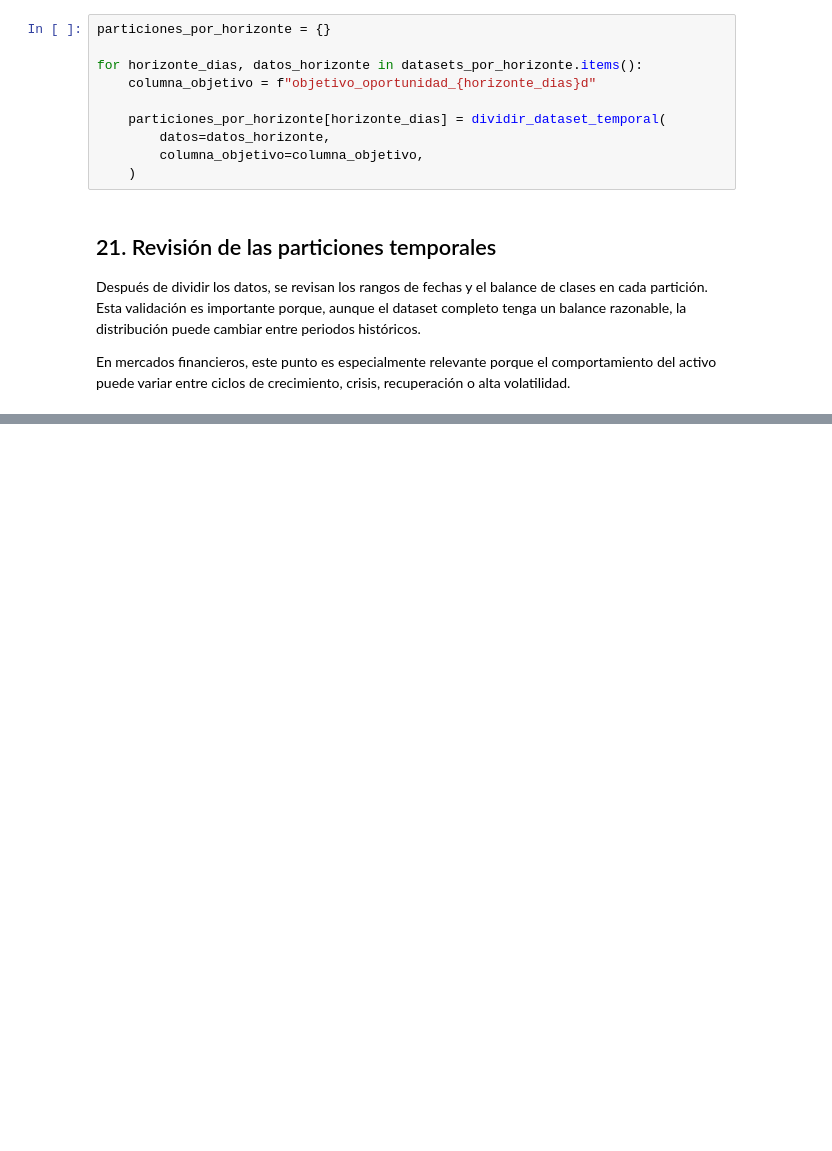
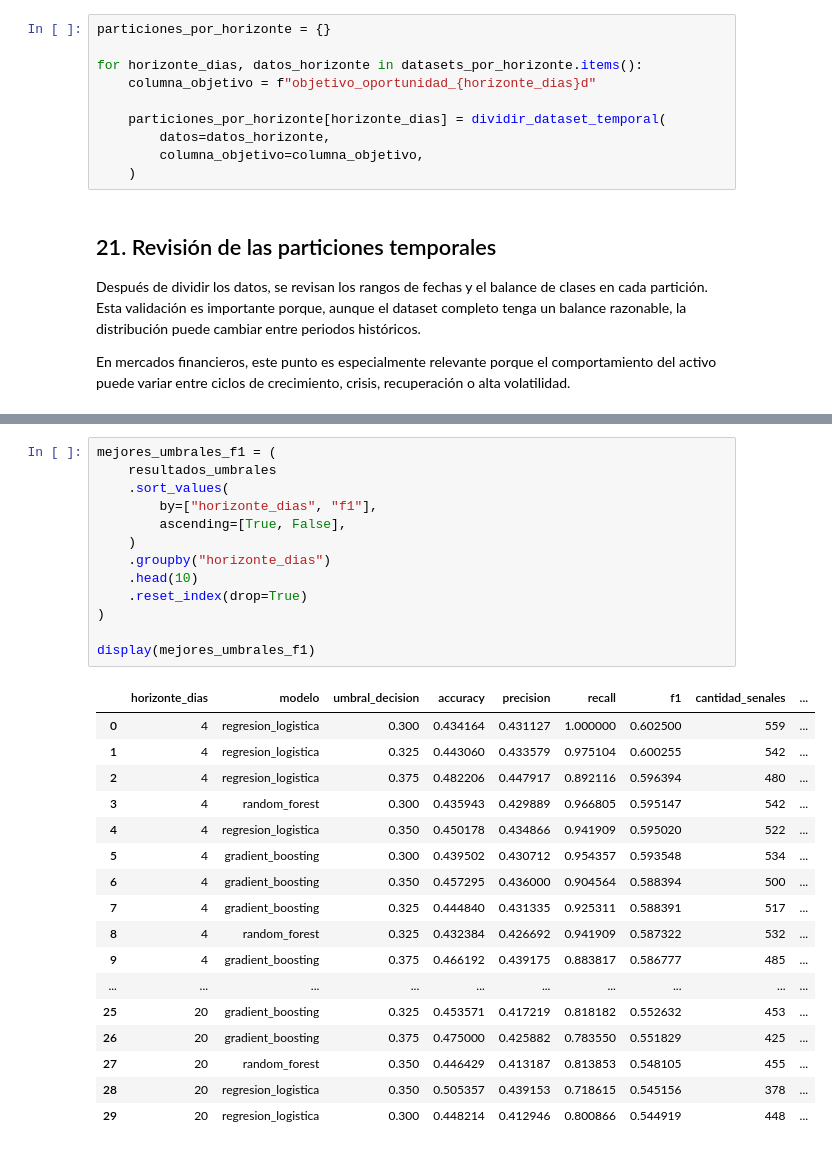
Before and after one commit to OrozcoJacobo/Proyecto_Final_AP, a Jupyter notebook: code/notebooks/modelos.ipynb, the cells around one changed output, grey strips where cells are left out. Saved outputs shown, nothing was run; the diff lists cells and outputs as text; blank space fills up the shorter version.

```diff
--- a/code/notebooks/modelos.ipynb
+++ b/code/notebooks/modelos.ipynb
@@ -1289,0 +1678,31 @@ En mercados financieros, este punto es especialmente relevante porque el comport
+# %%
+mejores_umbrales_f1 = (
+    resultados_umbrales
+    .sort_values(
+        by=["horizonte_dias", "f1"],
+        ascending=[True, False],
+    )
+    .groupby("horizonte_dias")
+    .head(10)
+    .reset_index(drop=True)
+)
+
+display(mejores_umbrales_f1)
+# %% [output]
+|  | horizonte_dias | modelo | umbral_decision | accuracy | precision | recall | f1 | cantidad_senales | ... |
+| 0 | 4 | regresion_logistica | 0.300 | 0.434164 | 0.431127 | 1.000000 | 0.602500 | 559 | ... |
+| 1 | 4 | regresion_logistica | 0.325 | 0.443060 | 0.433579 | 0.975104 | 0.600255 | 542 | ... |
+| 2 | 4 | regresion_logistica | 0.375 | 0.482206 | 0.447917 | 0.892116 | 0.596394 | 480 | ... |
+| 3 | 4 | random_forest | 0.300 | 0.435943 | 0.429889 | 0.966805 | 0.595147 | 542 | ... |
+| 4 | 4 | regresion_logistica | 0.350 | 0.450178 | 0.434866 | 0.941909 | 0.595020 | 522 | ... |
+| 5 | 4 | gradient_boosting | 0.300 | 0.439502 | 0.430712 | 0.954357 | 0.593548 | 534 | ... |
+| 6 | 4 | gradient_boosting | 0.350 | 0.457295 | 0.436000 | 0.904564 | 0.588394 | 500 | ... |
+| 7 | 4 | gradient_boosting | 0.325 | 0.444840 | 0.431335 | 0.925311 | 0.588391 | 517 | ... |
+| 8 | 4 | random_forest | 0.325 | 0.432384 | 0.426692 | 0.941909 | 0.587322 | 532 | ... |
+| 9 | 4 | gradient_boosting | 0.375 | 0.466192 | 0.439175 | 0.883817 | 0.586777 | 485 | ... |
+| ... | ... | ... | ... | ... | ... | ... | ... | ... | ... |
+| 25 | 20 | gradient_boosting | 0.325 | 0.453571 | 0.417219 | 0.818182 | 0.552632 | 453 | ... |
+| 26 | 20 | gradient_boosting | 0.375 | 0.475000 | 0.425882 | 0.783550 | 0.551829 | 425 | ... |
+| 27 | 20 | random_forest | 0.350 | 0.446429 | 0.413187 | 0.813853 | 0.548105 | 455 | ... |
+| 28 | 20 | regresion_logistica | 0.350 | 0.505357 | 0.439153 | 0.718615 | 0.545156 | 378 | ... |
+| 29 | 20 | regresion_logistica | 0.300 | 0.448214 | 0.412946 | 0.800866 | 0.544919 | 448 | ... |
```
Also changed, not shown: parts of 15 cells of this notebook.
